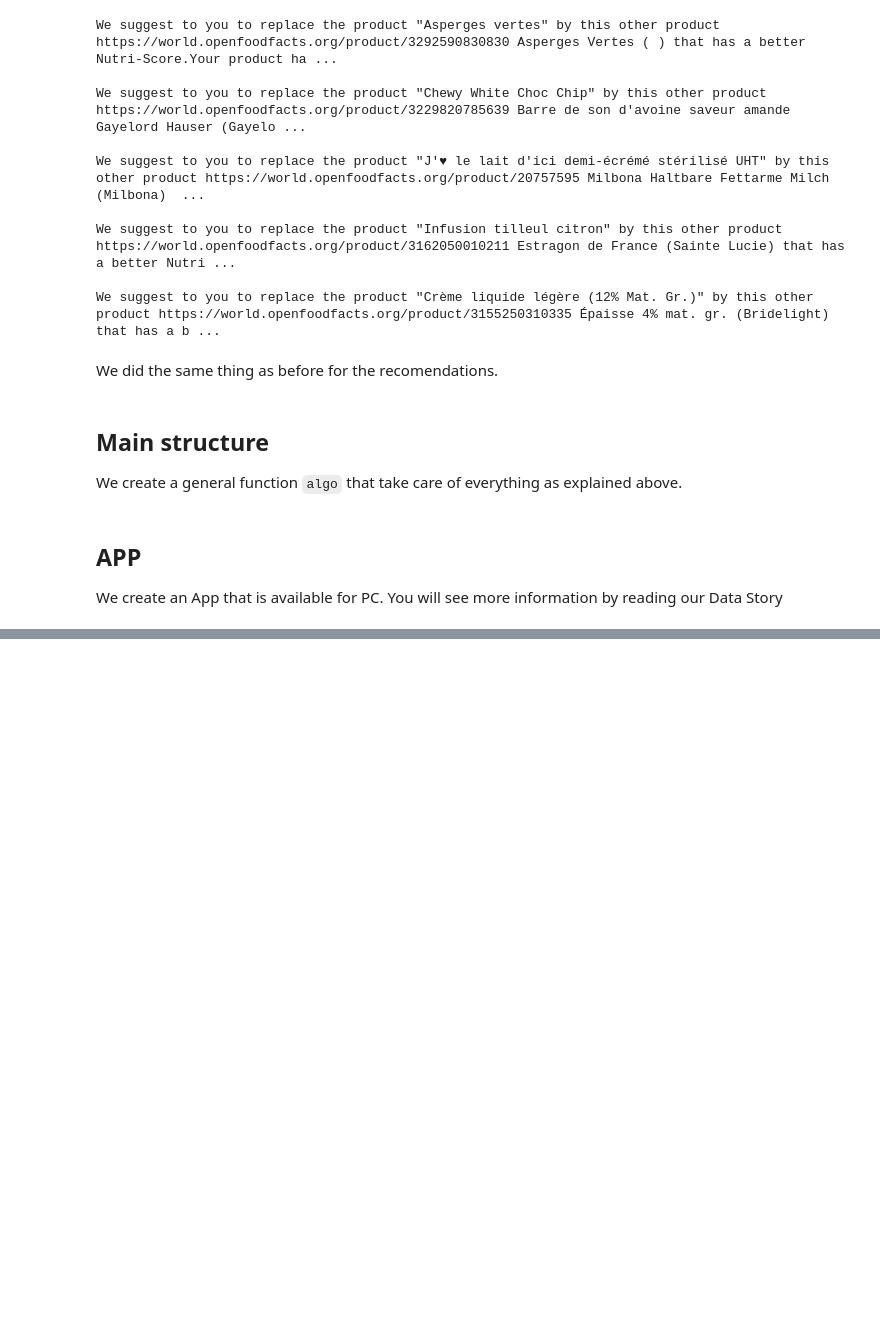
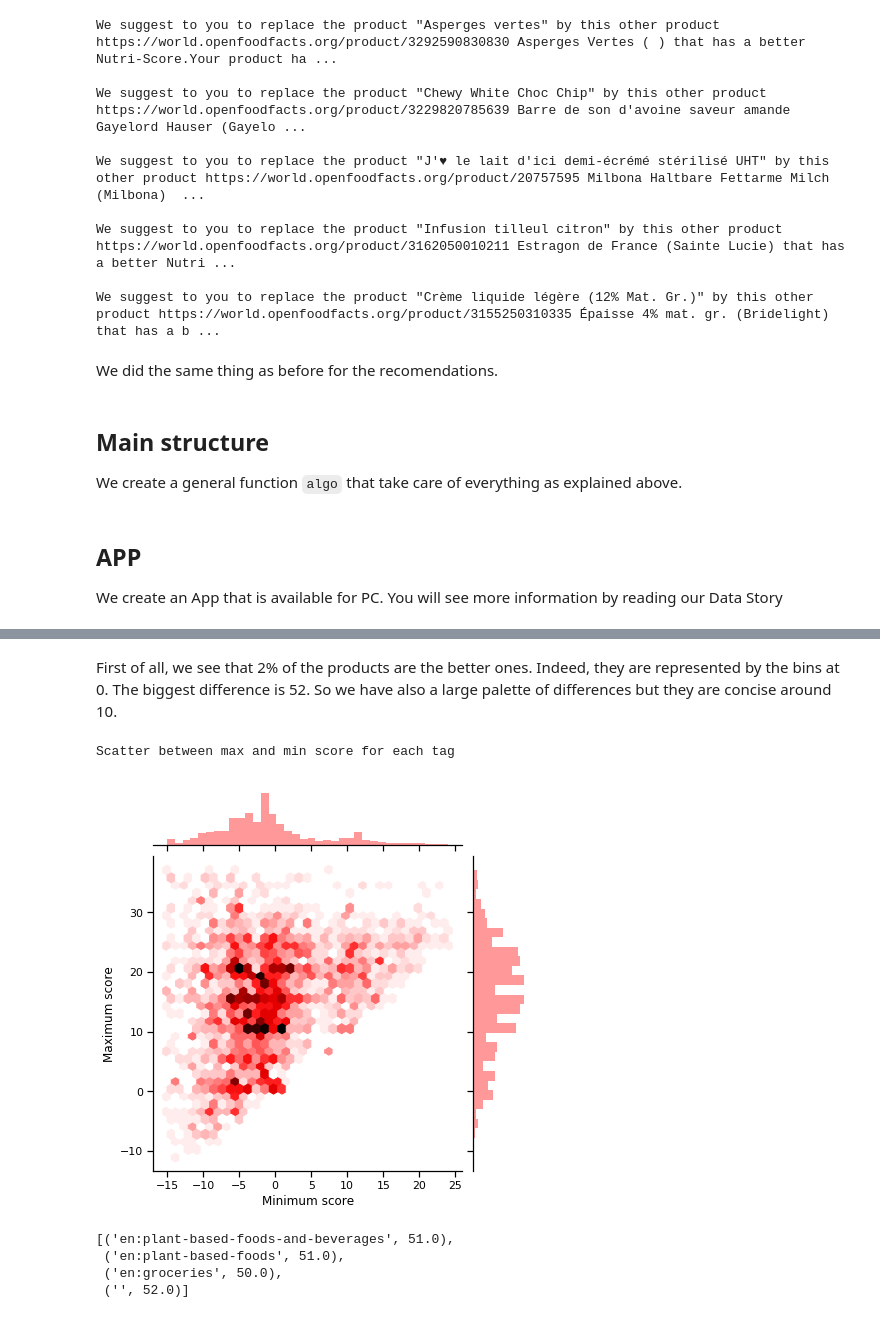
Before and after one commit to gmathez/Project_ADA_2018_Bruttin_Mathez_Petitpierre, a Jupyter notebook: Milestone_3.ipynb, the cells around one changed output, grey strips where cells are left out. Drawn from its saved outputs; the diff is of its cells as text; code cells hidden in the pictures; blank space fills up the shorter version.

```diff
--- a/Milestone_3.ipynb
+++ b/Milestone_3.ipynb
@@ -299,0 +341,19 @@ We create an App that is available for PC. You will see more information by read
+# %% [markdown]
+First of all, we see that 2% of the products are the better ones. Indeed, they are represented by the bins at 0.
+The biggest difference is 52. So we have also a large palette of differences but they are concise around 10.
+# %%
+print('Scatter between max and min score for each tag')
+gr = (sns.jointplot(x=value_min, y=value_max, kind="hex", color="r").set_axis_labels("Minimum score", "Maximum score"));
+# %% [output]
+Scatter between max and min score for each tag
+[figure, added]
+# %%
+diff = [value_max[index] - value_min[index] for index in range(len(value_max))]
+
+up_50 = [(tuple_[0], tuple_[1]) for tuple_ in list(zip(list_tags, diff)) if tuple_[1] >=50]
+up_50
+# %% [output]
+[('en:plant-based-foods-and-beverages', 51.0),
+ ('en:plant-based-foods', 51.0),
+ ('en:groceries', 50.0),
+ ('', 52.0)]
```
Also changed, not shown: parts of 7 cells of this notebook.
